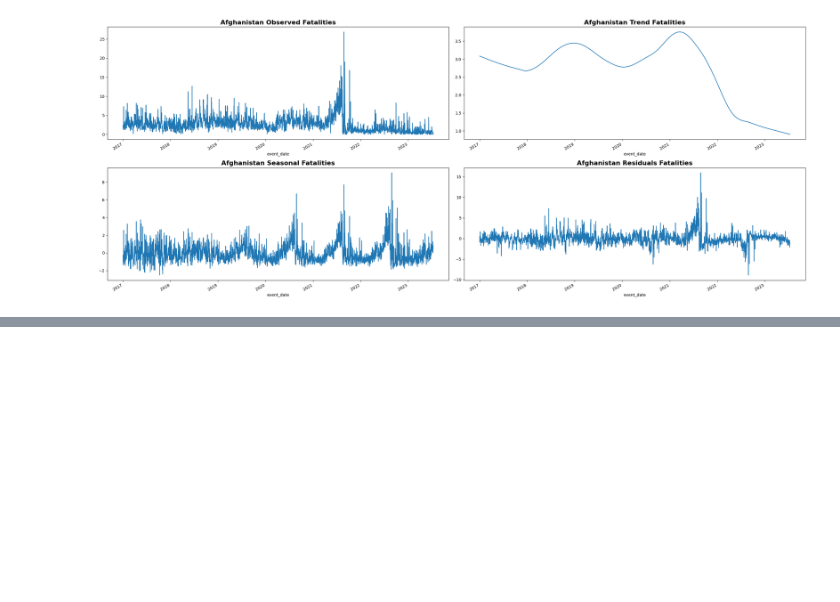
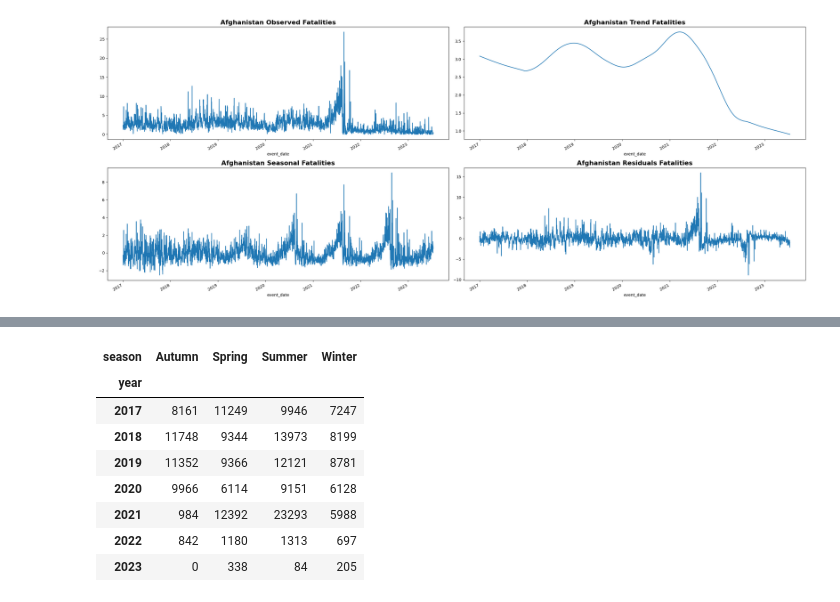
Before and after one commit to OdinProjectI/ODIN, a Jupyter notebook: CasualtiesOfWarInAfghanistan.ipynb, the cells around one changed output, grey strips where cells are left out. Cells and saved outputs as stored; diff of their text form; code cells hidden in the pictures; blank space fills up the shorter version.

```diff
--- a/CasualtiesOfWarInAfghanistan.ipynb
+++ b/CasualtiesOfWarInAfghanistan.ipynb
@@ -239,0 +315,12 @@ plt.tight_layout()
+# %%
+afghan_df.groupby(['year', 'season'])['fatalities'].sum().unstack("season").replace({np.nan:0.0}).astype(int)
+# %% [output]
+| season | Autumn | Spring | Summer | Winter |
+| year |  |  |  |  |
+| 2017 | 8161 | 11249 | 9946 | 7247 |
+| 2018 | 11748 | 9344 | 13973 | 8199 |
+| 2019 | 11352 | 9366 | 12121 | 8781 |
+| 2020 | 9966 | 6114 | 9151 | 6128 |
+| 2021 | 984 | 12392 | 23293 | 5988 |
+| 2022 | 842 | 1180 | 1313 | 697 |
+| 2023 | 0 | 338 | 84 | 205 |
```
Also changed, not shown: parts of 10 cells of this notebook.
